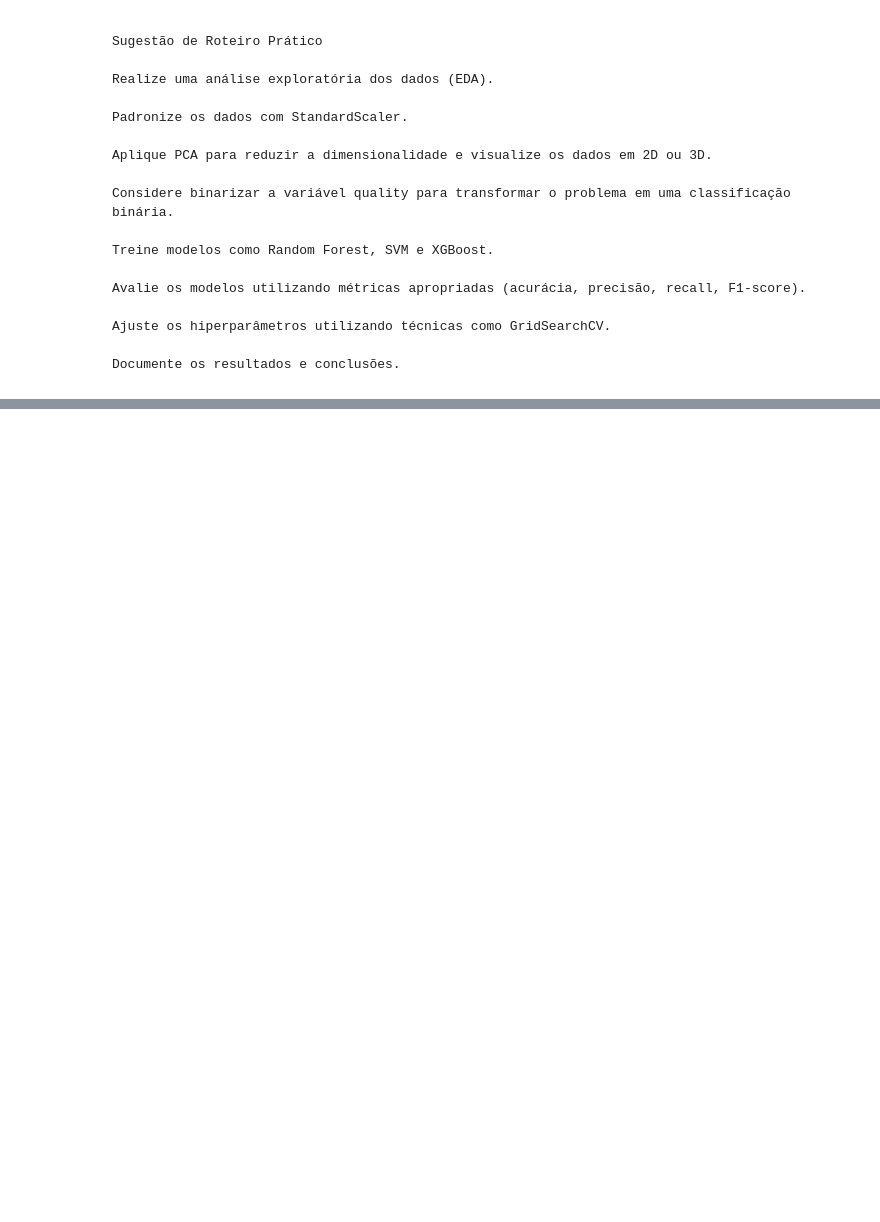
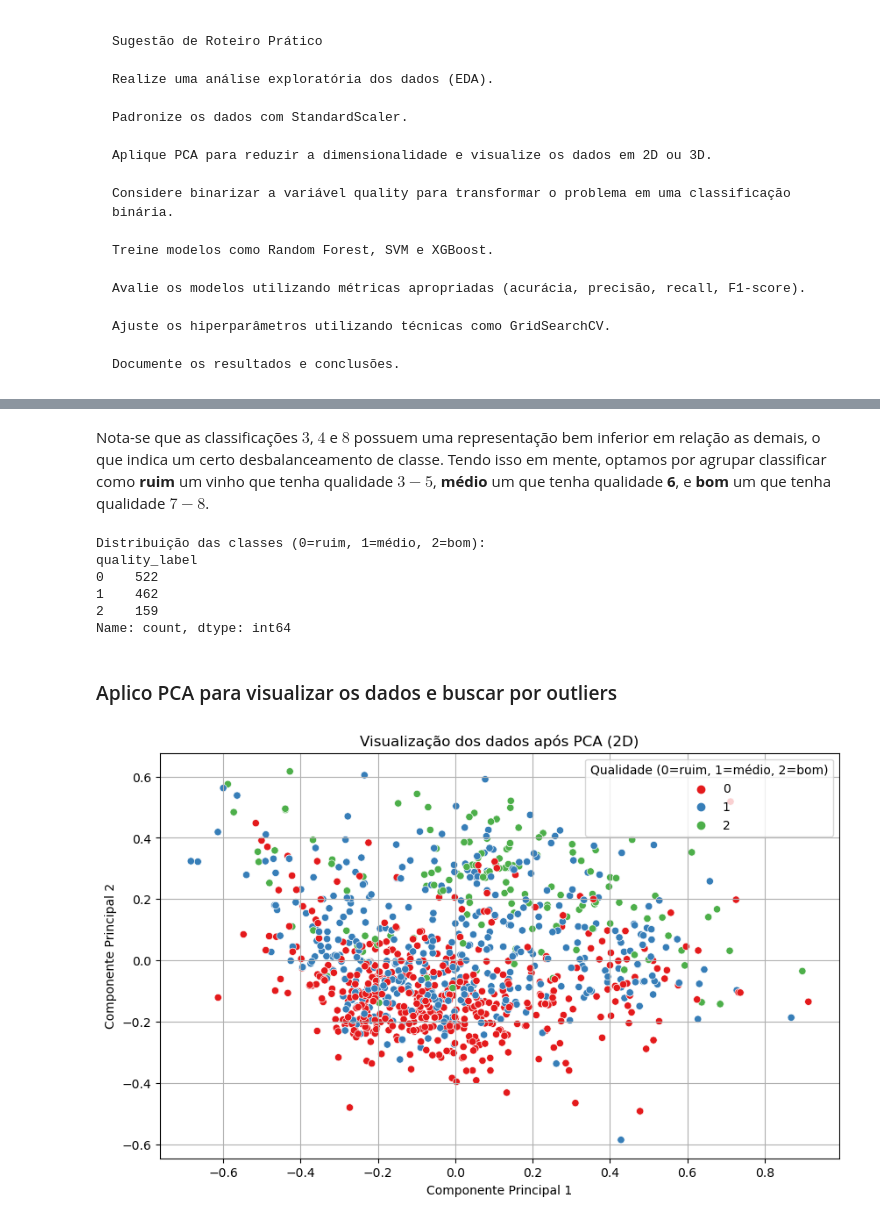
Before and after one commit to TurnipPudding/Machine-Learning---SCC0276, a Jupyter notebook: Projeto 1.ipynb, the cells around one changed output, grey strips where cells are left out. Cells and saved outputs as stored; diff of their text form; code cells hidden in the pictures; blank space fills up the shorter version.

```diff
--- a/Projeto 1.ipynb
+++ b/Projeto 1.ipynb
@@ -30,0 +166,55 @@ Hello world
+# %% [markdown]
+Nota-se que as classificações $3$, $4$ e $8$ possuem uma representação bem inferior em relação as demais, o que indica um certo desbalanceamento de classe. Tendo isso em mente, optamos por agrupar classificar como **ruim** um vinho que tenha qualidade $3-5$, **médio** um que tenha qualidade **6**, e **bom** um que tenha qualidade $7-8$.
+# %%
+# Criar nova coluna com rótulo de qualidade: 0 = ruim, 1 = médio, 2 = bom
+def classificar_qualidade(valor):
+    if valor <= 5:
+        return 0  # ruim
+    elif valor <= 6:
+        return 1  # médio
+    else:
+        return 2  # bom
+
+df["quality_label"] = df["quality"].apply(classificar_qualidade)
+
+# Verificar distribuição das novas classes
+print("Distribuição das classes (0=ruim, 1=médio, 2=bom):")
+print(df["quality_label"].value_counts().sort_index())
+# %% [output]
+Distribuição das classes (0=ruim, 1=médio, 2=bom):
+quality_label
+0    522
+1    462
+2    159
+Name: count, dtype: int64
+# %% [markdown]
+### Aplico PCA para visualizar os dados e buscar por outliers
+# %%
+# Identificar colunas numéricas (excluindo a target)
+feature_cols = df.drop(columns=["quality", "quality_label"]).columns
+
+# Normalização das features
+feature_cols = df.drop(columns=["quality", "quality_label"]).columns
+scaler = MinMaxScaler()
+df_scaled = df.copy()
+df_scaled[feature_cols] = scaler.fit_transform(df_scaled[feature_cols])
+
+# PCA para redução para 2 dimensões
+pca = PCA(n_components=2)
+pca_components = pca.fit_transform(df_scaled[feature_cols])
+
+# DataFrame com os componentes principais
+df_pca = pd.DataFrame(data=pca_components, columns=['PC1', 'PC2'])
+df_pca['quality_label'] = df_scaled['quality_label']
+
+# Gráfico
+plt.figure(figsize=(10, 6))
+sns.scatterplot(data=df_pca, x='PC1', y='PC2', hue='quality_label', palette="Set1")
+plt.title("Visualização dos dados após PCA (2D)")
+plt.xlabel("Componente Principal 1")
+plt.ylabel("Componente Principal 2")
+plt.legend(title='Qualidade (0=ruim, 1=médio, 2=bom)')
+plt.grid(True)
+plt.show()
+# %% [output]
+[figure, added]
```
Also changed, not shown: parts of 15 cells of this notebook.
